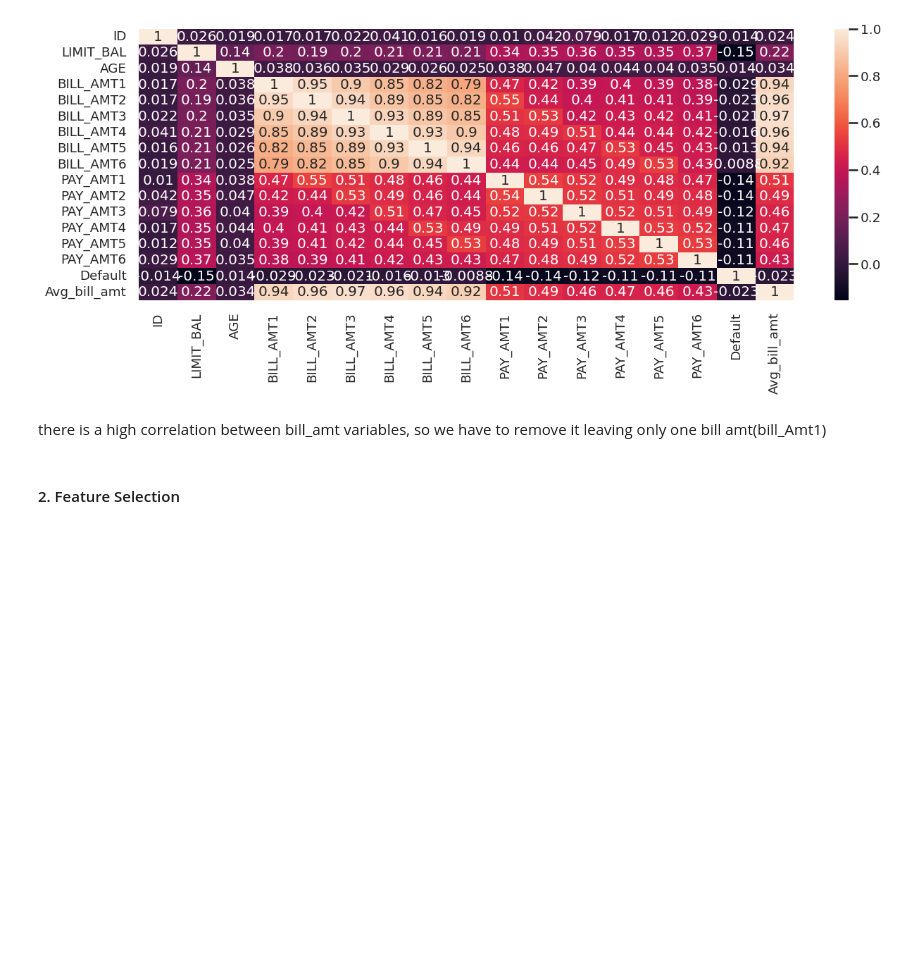
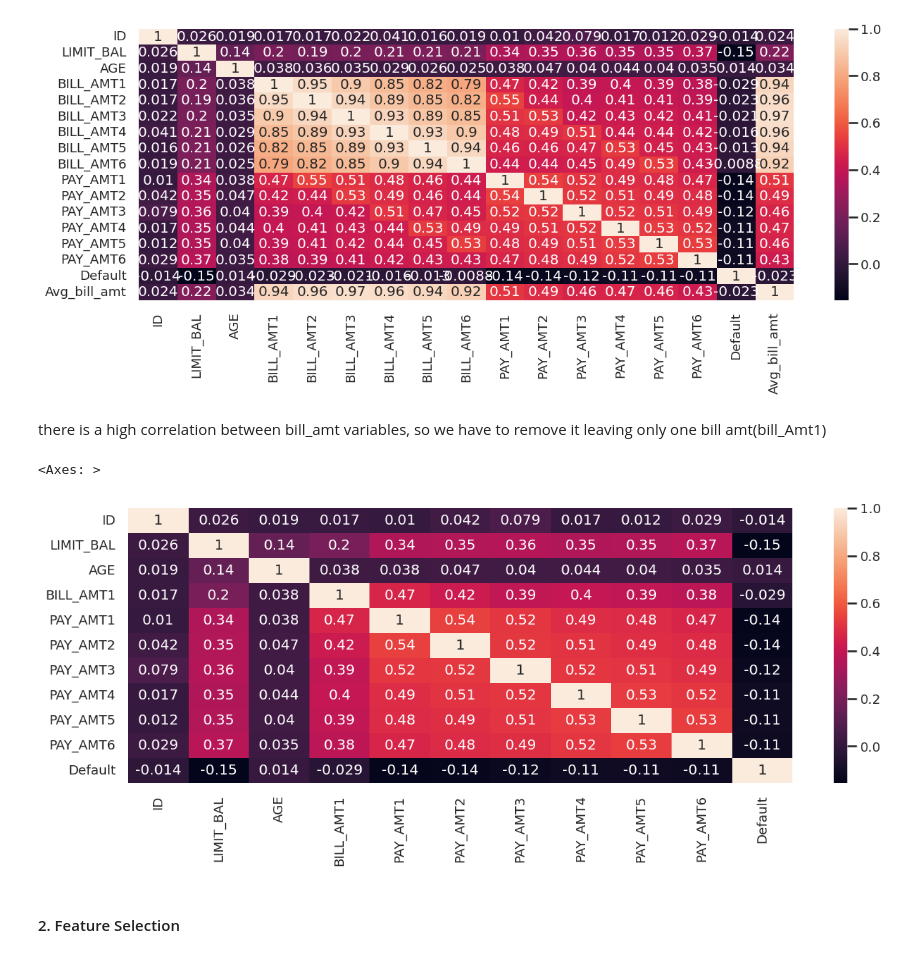
Before and after one commit to albin2122/Credit-Card-Default-Prediction, a Jupyter notebook: Credit_Card_Default_Prediction.ipynb, the cells around one changed output. Saved outputs shown, nothing was run; the diff lists cells and outputs as text; code cells hidden in the pictures; blank space fills up the shorter version.

```diff
--- a/Credit_Card_Default_Prediction.ipynb
+++ b/Credit_Card_Default_Prediction.ipynb
@@ -978,6 +978,12 @@ sns.heatmap(credit_df.corr(), annot=True)
 there is a high correlation between bill_amt variables, so we have to remove it leaving only one bill amt(bill_Amt1)
 # %%
 credit_df.drop(['Avg_bill_amt','BILL_AMT2','BILL_AMT3','BILL_AMT4','BILL_AMT5','BILL_AMT6'], axis=1, inplace=True)
+# %%
+plt.figure(figsize=(15,5))
+sns.heatmap(credit_df.corr(), annot=True)
+# %% [output]
+<Axes: >
+[figure, added]
 # %% [markdown]
 #### 2. Feature Selection
 # %%
```
Also changed, not shown: parts of 26 cells of this notebook.
